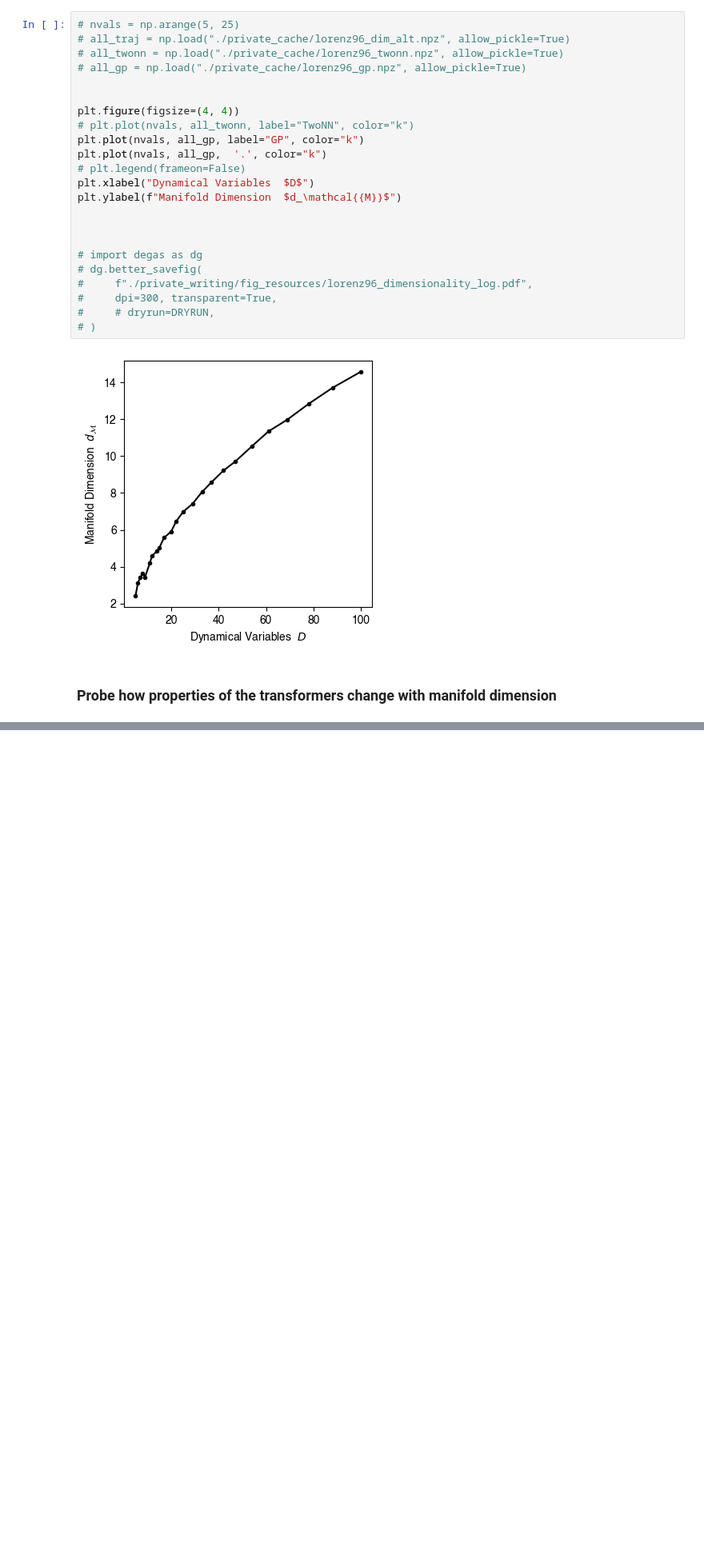
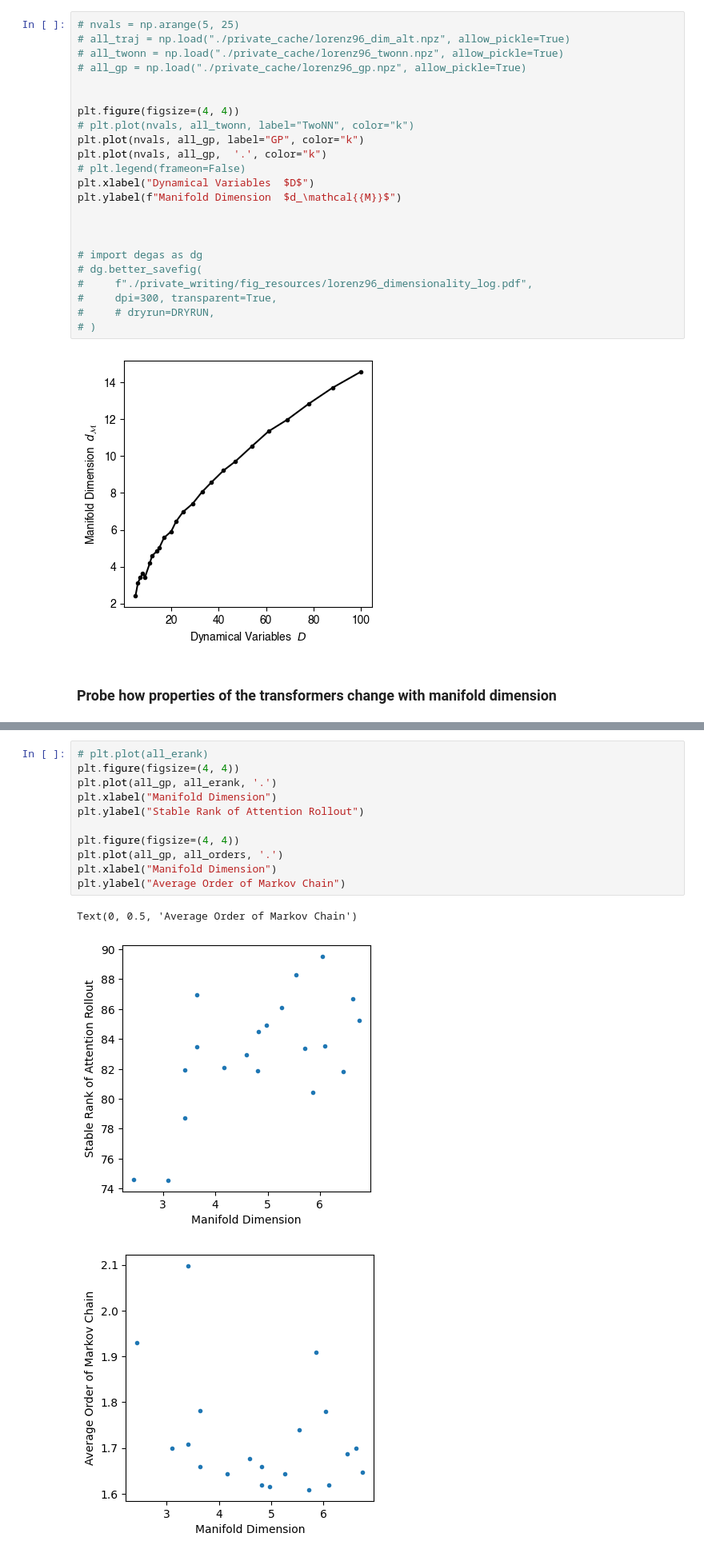
Before and after one commit to williamgilpin/icicl, a Jupyter notebook: analyze_embedding_dimension.ipynb, the cells around one changed output, grey strips where cells are left out. Shown at 80% size. Saved outputs shown, nothing was run; the diff lists cells and outputs as text; blank space fills up the shorter version.

```diff
--- a/analyze_embedding_dimension.ipynb
+++ b/analyze_embedding_dimension.ipynb
@@ -264 +348,16 @@ all_traj.shape
+# %%
+# plt.plot(all_erank)
+plt.figure(figsize=(4, 4))
+plt.plot(all_gp, all_erank, '.')
+plt.xlabel("Manifold Dimension")
+plt.ylabel("Stable Rank of Attention Rollout")
+
+plt.figure(figsize=(4, 4))
+plt.plot(all_gp, all_orders, '.')
+plt.xlabel("Manifold Dimension")
+plt.ylabel("Average Order of Markov Chain")
+# %% [output]
+Text(0, 0.5, 'Average Order of Markov Chain')
+[figure, added]
+[figure, added]
 # %%
```
Also changed, not shown: parts of 6 cells of this notebook, 15 other files.
